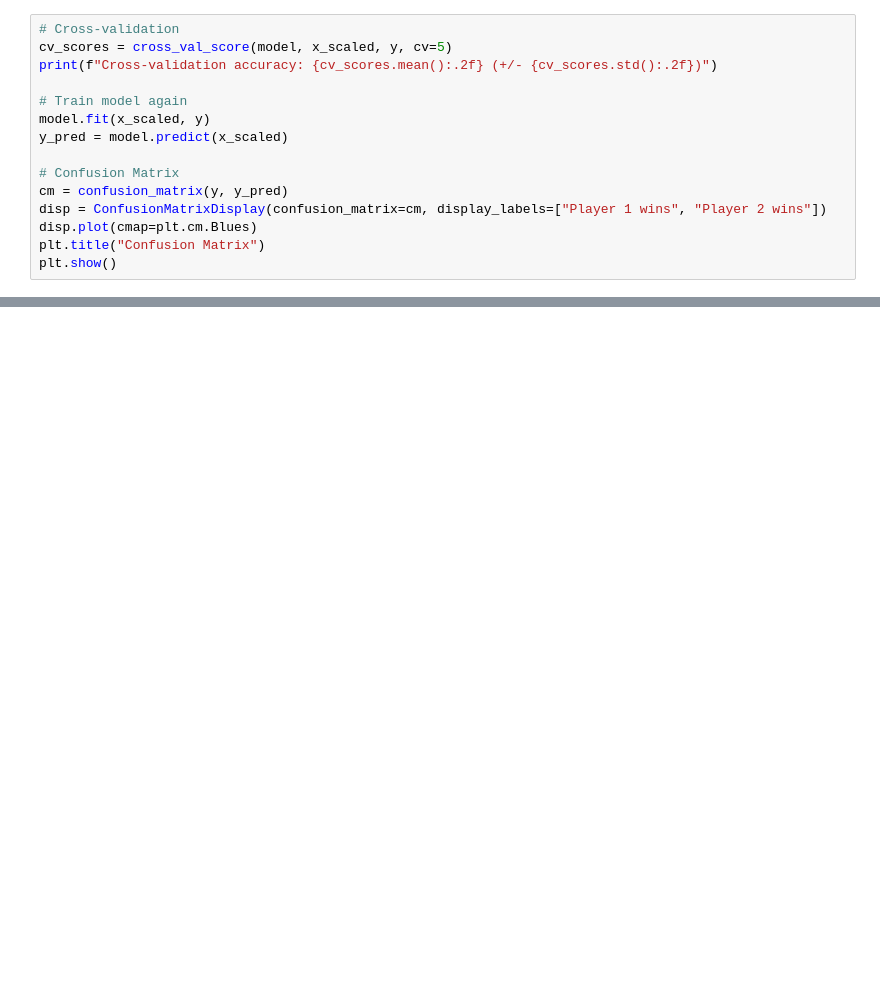
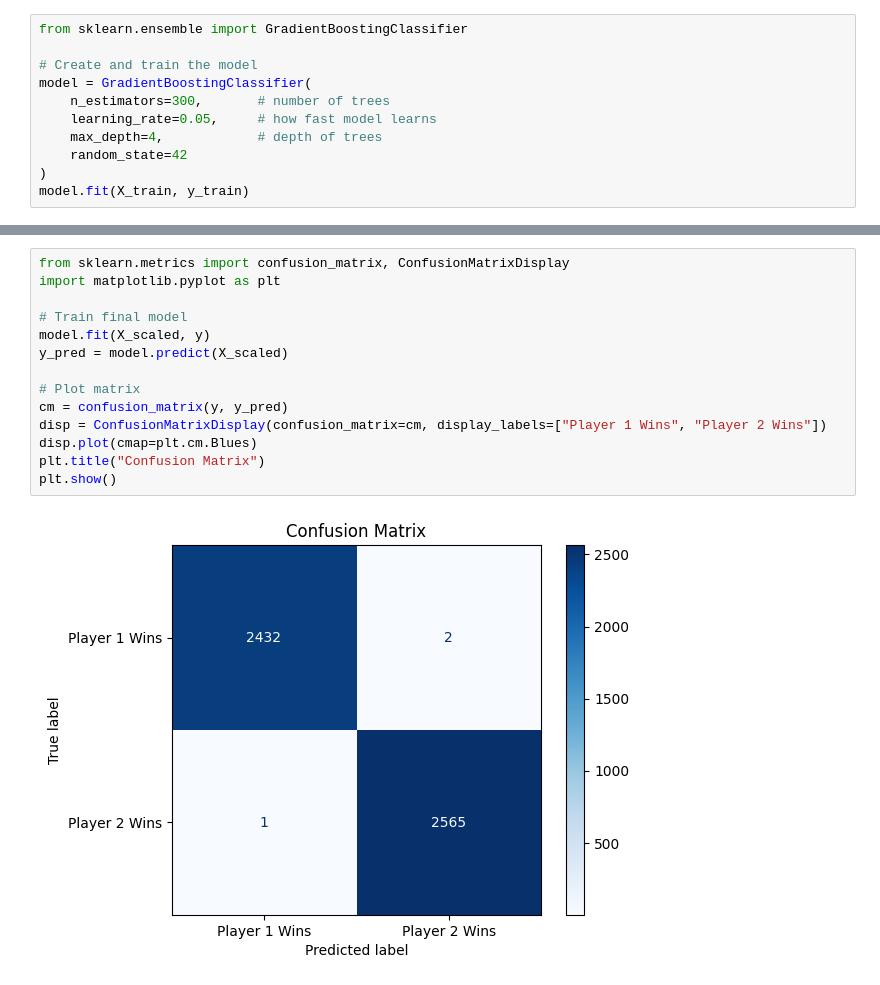
Before and after one commit to PaulineGostasson/pokemon-ml-game, a Jupyter notebook: notebooks/analysis.ipynb, the cells around one changed output, grey strips where cells are left out. Drawn from its saved outputs; the diff is of its cells as text; blank space fills up the shorter version.

```diff
--- a/notebooks/analysis.ipynb
+++ b/notebooks/analysis.ipynb
@@ -139,16 +99,12 @@ weighted avg       0.94      0.94      0.94      1000
 # %%
-# Cross-validation
-cv_scores = cross_val_score(model, x_scaled, y, cv=5)
-print(f"Cross-validation accuracy: {cv_scores.mean():.2f} (+/- {cv_scores.std():.2f})")
+from sklearn.ensemble import GradientBoostingClassifier
 
-# Train model again
-model.fit(x_scaled, y)
-y_pred = model.predict(x_scaled)
-
-# Confusion Matrix
-cm = confusion_matrix(y, y_pred)
-disp = ConfusionMatrixDisplay(confusion_matrix=cm, display_labels=["Player 1 wins", "Player 2 wins"])
-disp.plot(cmap=plt.cm.Blues)
-plt.title("Confusion Matrix")
-plt.show()
+# Create and train the model
+model = GradientBoostingClassifier(
+    n_estimators=300,       # number of trees
+    learning_rate=0.05,     # how fast model learns
+    max_depth=4,            # depth of trees
+    random_state=42
+)
+model.fit(X_train, y_train)
 # %% [output]
@@ -173,0 +162,16 @@ Model saved to data/model.pkl
+# %%
+from sklearn.metrics import confusion_matrix, ConfusionMatrixDisplay
+import matplotlib.pyplot as plt
+
+# Train final model
+model.fit(X_scaled, y)
+y_pred = model.predict(X_scaled)
+
+# Plot matrix
+cm = confusion_matrix(y, y_pred)
+disp = ConfusionMatrixDisplay(confusion_matrix=cm, display_labels=["Player 1 Wins", "Player 2 Wins"])
+disp.plot(cmap=plt.cm.Blues)
+plt.title("Confusion Matrix")
+plt.show()
+# %% [output]
+[figure, added]
```
Also changed, not shown: parts of 12 cells of this notebook, 4 other files.
